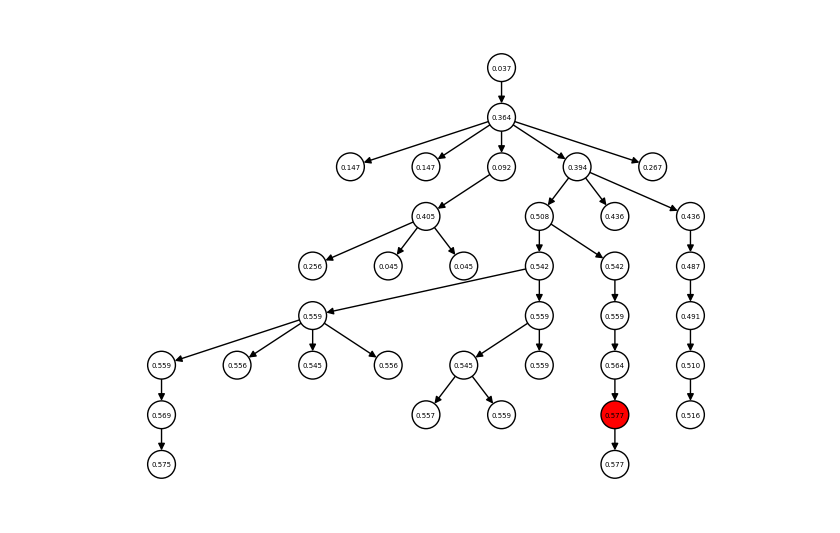
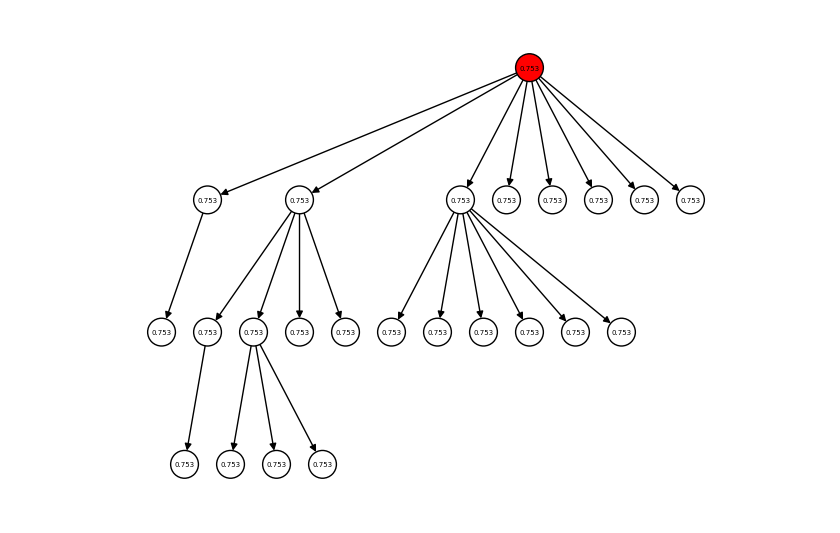
Before and after one commit to deem-data/sempipes, a Jupyter notebook: demo_view_trajectory.ipynb, the cells around one changed output. Cells and saved outputs as stored; diff of their text form; code cells hidden in the pictures.

```diff
--- a/demo_view_trajectory.ipynb
+++ b/demo_view_trajectory.ipynb
@@ -6,7 +6,7 @@ import sempipes
 from sempipes.optimisers.trajectory import load_trajectory_from_json
 
 # This requires a trajectory to be present
-trajectory = load_trajectory_from_json(".sempipes_trajectories/fraudbaskets_20251119_214821_b02b97dd.json")
+trajectory = load_trajectory_from_json(".sempipes_trajectories/sivep_20251202_144237_74bab019.json")
 
 attributes = {}
 edges = []
@@ -24,15 +24,12 @@ nx.set_node_attributes(G, attributes)
 
 # Identify node with highest score
 best_node = max(attributes, key=lambda n: attributes[n]["score"])
-#print(f"Best node: {best_node}, score: {attributes[best_node]['score']:.3f}")
+# print(f"Best node: {best_node}, score: {attributes[best_node]['score']:.3f}")
 
 # Assign colors (red for best node)
-node_colors = [
-    "red" if node == best_node else "white"
-    for node in G.nodes()
-]
+node_colors = ["red" if node == best_node else "white" for node in G.nodes()]
 
-G.graph['graph'] = {'ranksep': '50.0', 'nodesep': '50.0'}
+G.graph["graph"] = {"ranksep": "50.0", "nodesep": "50.0"}
 
 labels = nx.get_node_attributes(G, "score")
 pos = nx.nx_pydot.graphviz_layout(G, prog="dot")
@@ -45,7 +42,7 @@ nx.draw(
     labels=labels,
     arrows=True,
     node_size=400,
-    node_color=node_colors,#"white",
+    node_color=node_colors,  # "white",
     edgecolors="black",
     font_size=5,
 )
@@ -54 +52 @@ plt.show()
-[figure, old version]
+[figure, new version]
```
Also changed, not shown: parts of 1 cell of this notebook, 17 other files.
